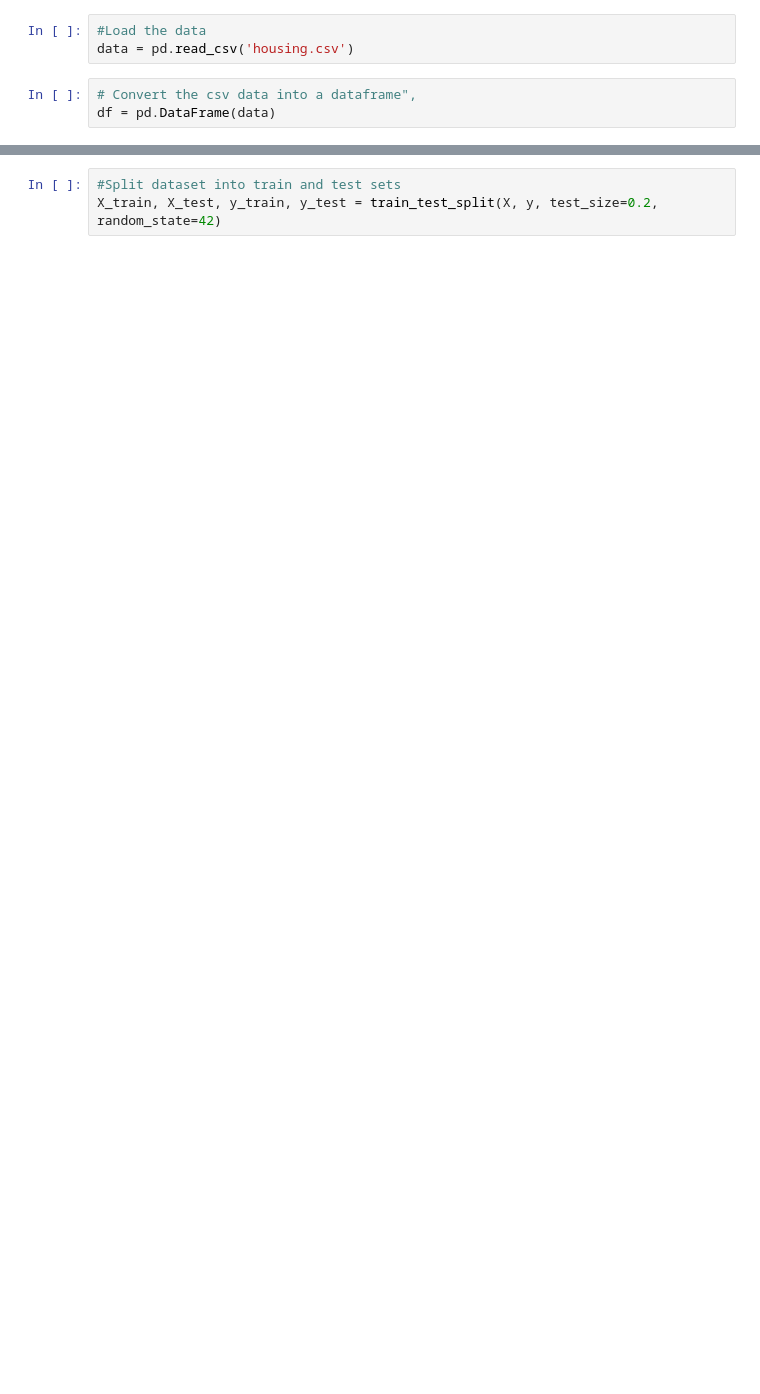
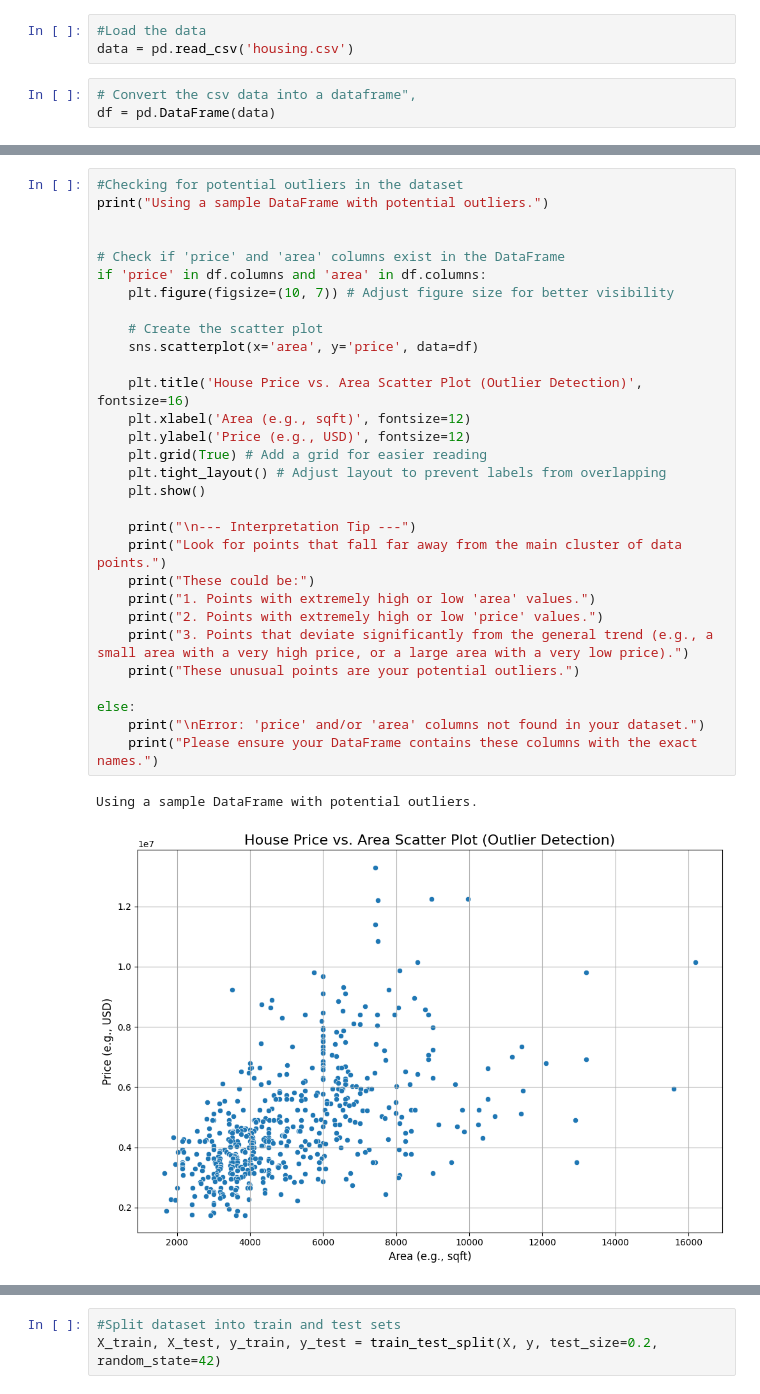
Before and after one commit to Itiola/housepriceprediction, a Jupyter notebook: homeprice.ipynb, the cells around one changed output, grey strips where cells are left out. Drawn from its saved outputs; the diff is of its cells as text; blank space fills up the shorter version.

```diff
--- a/homeprice.ipynb
+++ b/homeprice.ipynb
@@ -18,0 +43,33 @@ df = pd.DataFrame(data)
+# %%
+#Checking for potential outliers in the dataset
+print("Using a sample DataFrame with potential outliers.")
+
+
+# Check if 'price' and 'area' columns exist in the DataFrame
+if 'price' in df.columns and 'area' in df.columns:
+    plt.figure(figsize=(10, 7)) # Adjust figure size for better visibility
+
+    # Create the scatter plot
+    sns.scatterplot(x='area', y='price', data=df)
+
+    plt.title('House Price vs. Area Scatter Plot (Outlier Detection)', fontsize=16)
+    plt.xlabel('Area (e.g., sqft)', fontsize=12)
+    plt.ylabel('Price (e.g., USD)', fontsize=12)
+    plt.grid(True) # Add a grid for easier reading
+    plt.tight_layout() # Adjust layout to prevent labels from overlapping
+    plt.show()
+
+    print("\n--- Interpretation Tip ---")
+    print("Look for points that fall far away from the main cluster of data points.")
+    print("These could be:")
+    print("1. Points with extremely high or low 'area' values.")
+    print("2. Points with extremely high or low 'price' values.")
+    print("3. Points that deviate significantly from the general trend (e.g., a small area with a very high price, or a large area with a very low price).")
+    print("These unusual points are your potential outliers.")
+
+else:
+    print("\nError: 'price' and/or 'area' columns not found in your dataset.")
+    print("Please ensure your DataFrame contains these columns with the exact names.")
+# %% [output]
+Using a sample DataFrame with potential outliers.
+[figure, added]
```
Also changed, not shown: parts of 24 cells of this notebook, 12 other files.
